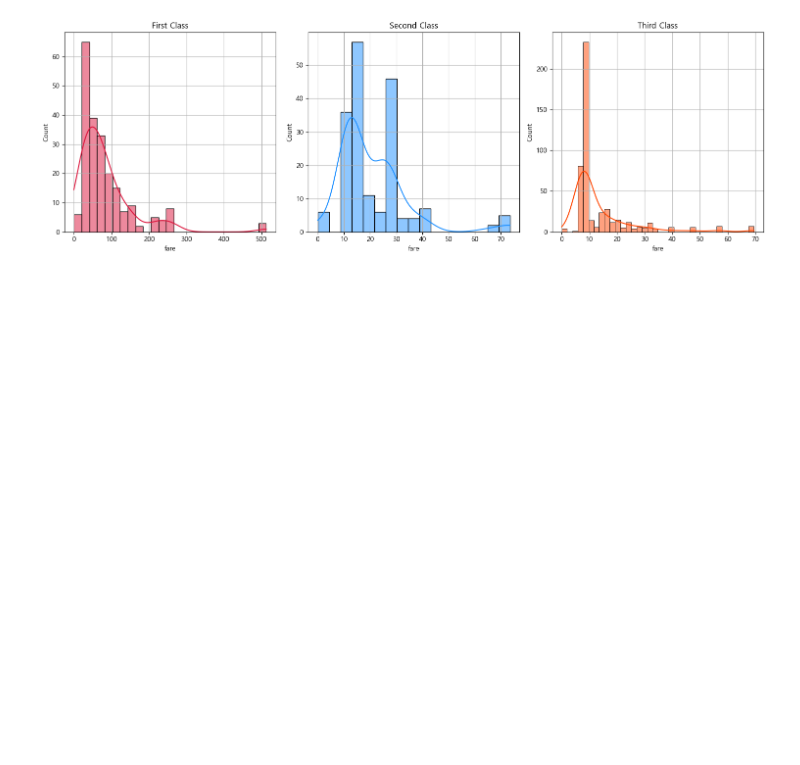
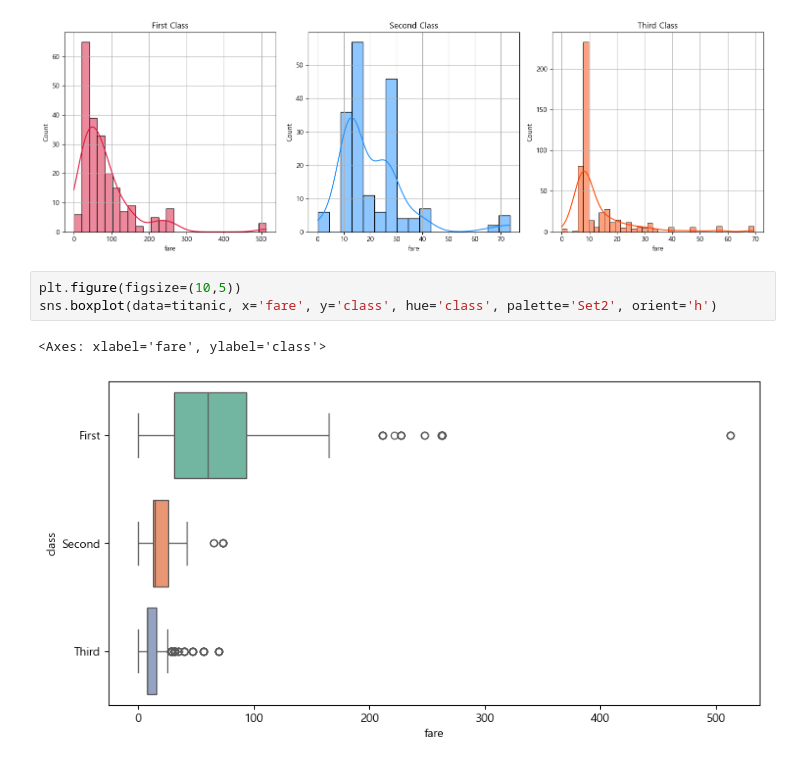
Before and after one commit to KIM-YONG-HA/PYTHON101, a Jupyter notebook: machineLearning/d250123_02_데이터전처리.ipynb, the cells around one changed output. Saved outputs shown, nothing was run; the diff lists cells and outputs as text; blank space fills up the shorter version.

```diff
--- a/machineLearning/d250123_02_데이터전처리.ipynb
+++ b/machineLearning/d250123_02_데이터전처리.ipynb
@@ -443,3 +443,9 @@ plt.tight_layout()
 plt.show()
 # %% [output]
 [figure]
+# %%
+plt.figure(figsize=(10,5))
+sns.boxplot(data=titanic, x='fare', y='class', hue='class', palette='Set2', orient='h')
+# %% [output]
+<Axes: xlabel='fare', ylabel='class'>
+[figure, added]
```
Also changed, not shown: parts of 14 cells of this notebook, 1 other file.
